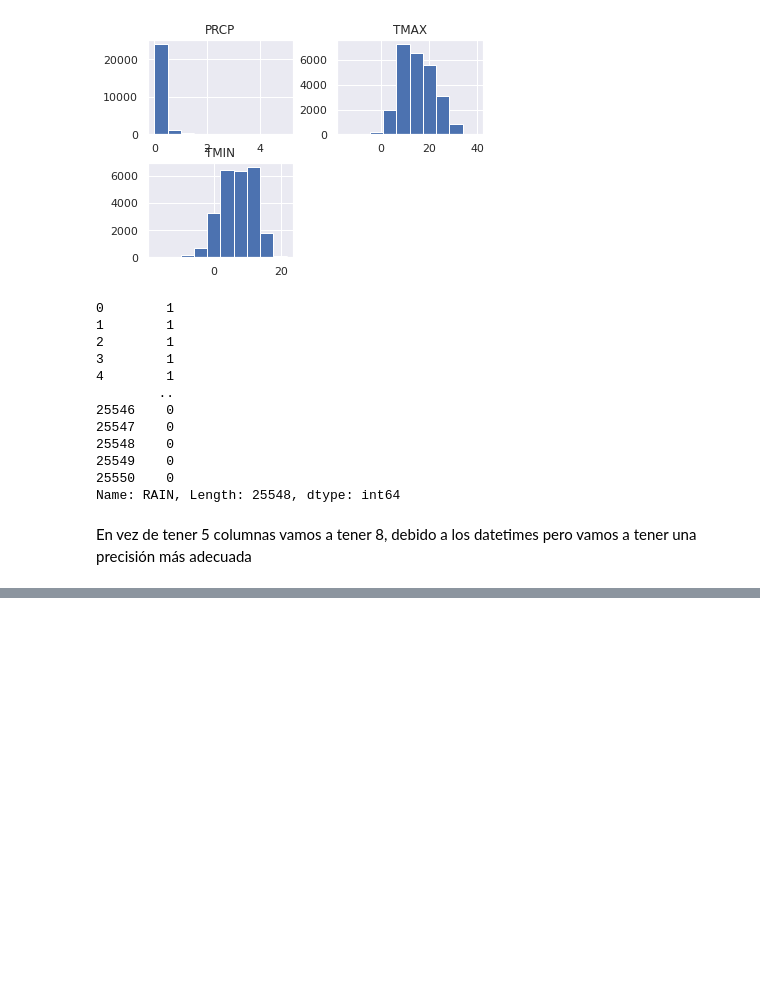
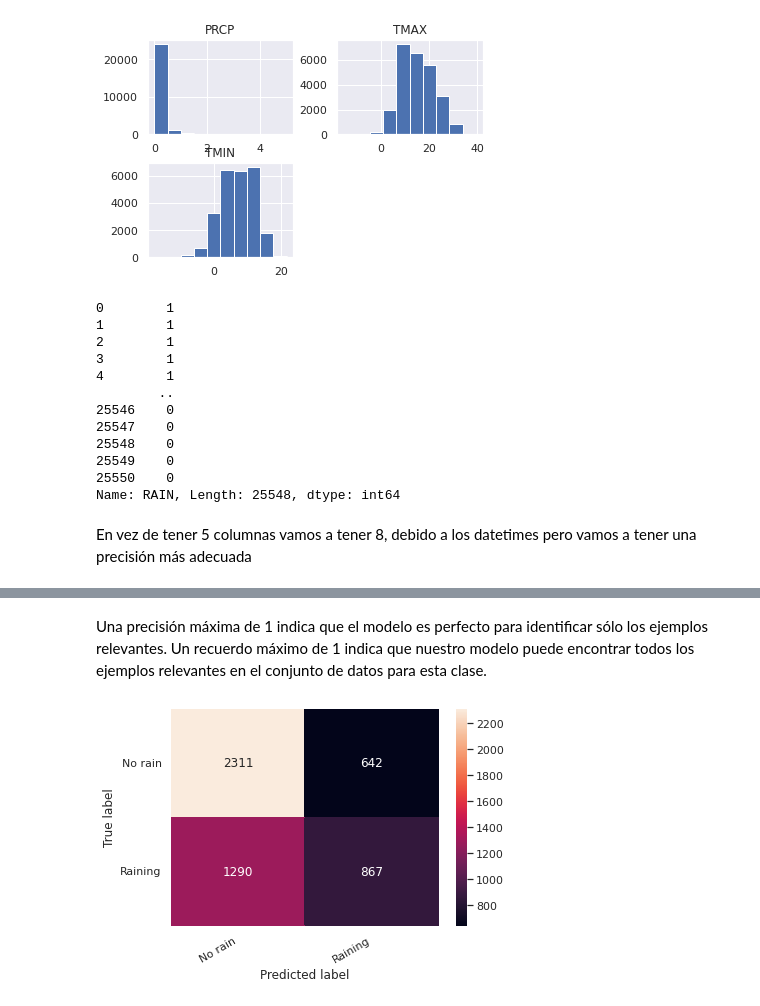
Before and after one commit to AD9N/clima-DL, a Jupyter notebook: climaPredict.ipynb, the cells around one changed output, grey strips where cells are left out. Saved outputs shown, nothing was run; the diff lists cells and outputs as text; code cells hidden in the pictures; blank space fills up the shorter version.

```diff
--- a/climaPredict.ipynb
+++ b/climaPredict.ipynb
@@ -312,0 +314,12 @@ To https://github.com/AD9N/clima-DL
+# %%
+# Creación el modelo
+class Model(nn.Module):
+    def __init__(self, n_features):
+        super(Model, self).__init__()
+        self.fc1 = nn.Linear(n_features, 7)
+        self.fc2 = nn.Linear(7, 4)
+        self.fc3 = nn.Linear(4, 1)
+    def forward(self, x):
+        x = func.relu(self.fc1(x))
+        x = func.relu(self.fc2(x))
+        return torch.sigmoid(self.fc3(x))
@@ -312,0 +328,2 @@ To https://github.com/AD9N/clima-DL
+# %%
+model = Model(X_train.shape[1])
@@ -312,0 +346,9 @@ To https://github.com/AD9N/clima-DL
+# %%
+device = torch.device('cuda:0' if torch.cuda.is_available() else 'cpu')
+X_train = X_train.to(device)
+y_train = y_train.to(device)
+
+X_test = X_test.to(device)
+y_test = y_test.to(device)
+
+model = model.to(device)
@@ -312,0 +401,7 @@ To https://github.com/AD9N/clima-DL
+# %%
+classes = ['No rain', 'Raining']
+
+y_pred = model(X_test)
+y_pred = y_pred.ge(.5).view(-1).cpu()
+y_test = y_test.cpu()
+print(classification_report(y_test, y_pred, target_names=classes))
@@ -312,0 +417,13 @@ To https://github.com/AD9N/clima-DL
+# %% [markdown]
+Una precisión máxima de 1 indica que el modelo es perfecto para identificar sólo los ejemplos relevantes. Un recuerdo máximo de 1 indica que nuestro modelo puede encontrar todos los ejemplos relevantes en el conjunto de datos para esta clase.
+# %%
+cm = confusion_matrix(y_test, y_pred)
+df_cm = pd.DataFrame(cm, index=classes, columns=classes)
+
+hmap = sns.heatmap(df_cm, annot=True, fmt="d")
+hmap.yaxis.set_ticklabels(hmap.yaxis.get_ticklabels(), rotation=0, ha='right')
+hmap.xaxis.set_ticklabels(hmap.xaxis.get_ticklabels(), rotation=30, ha='right')
+plt.ylabel('True label')
+plt.xlabel('Predicted label');
+# %% [output]
+[figure, added]
```
Also changed, not shown: parts of 29 cells of this notebook.
